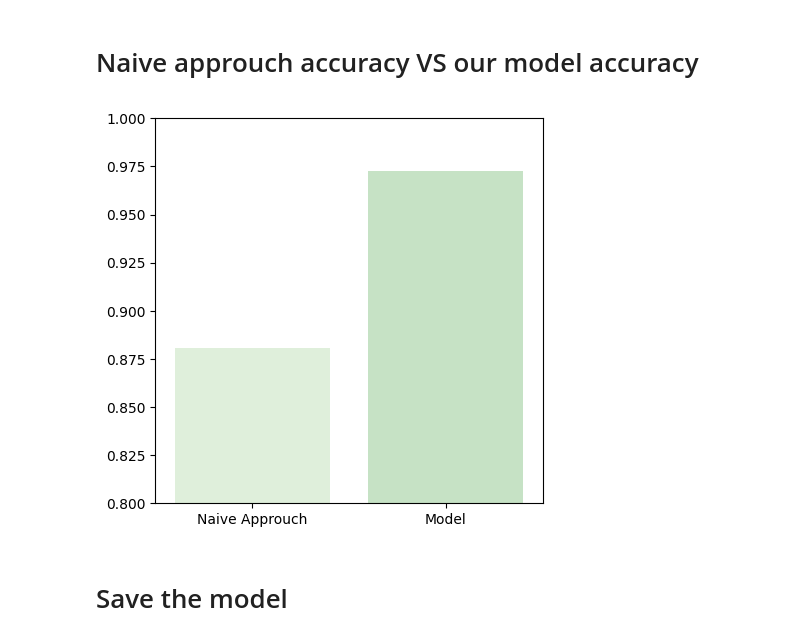
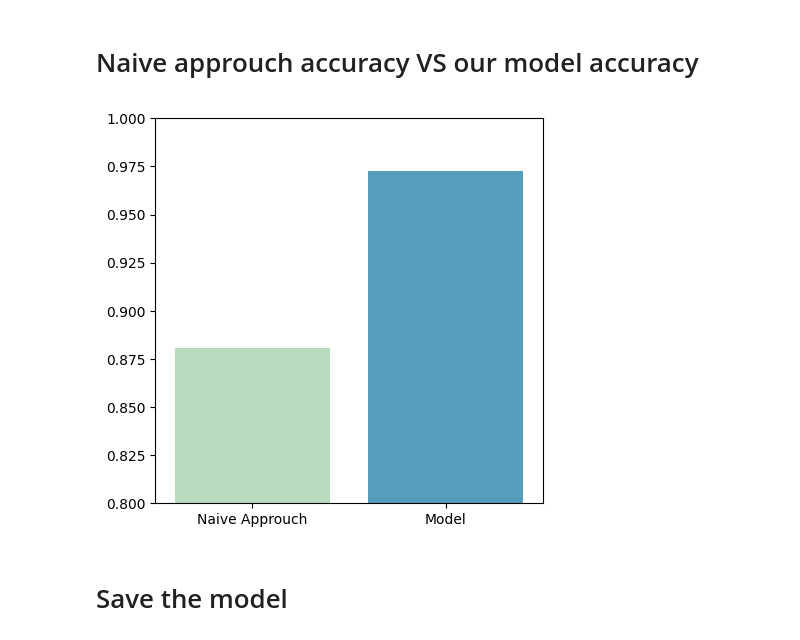
Before and after one commit to NouraAlgohary/Soil-Quality-Fertility-Prediction, a Jupyter notebook: Soil_Fertility.ipynb, the cells around one changed output. Drawn from its saved outputs; the diff is of its cells as text; code cells hidden in the pictures.

```diff
--- a/Soil_Fertility.ipynb
+++ b/Soil_Fertility.ipynb
@@ -345,11 +348,11 @@ modelAcc
 # %%
 fig = plt.figure(figsize=(5, 5))
 plt.ylim(.80, 1)
-sns.set_palette("GnBu")
+sns.set_palette("GnBu", 2)
 sns.barplot(x = ['Naive Approuch', 'Model'], y=[naiveAcc, modelAcc])
 plt.show()
 # %% [output]
-[figure, old version]
+[figure, new version]
 # %% [markdown]
 # Save the model
 # %%
```
Also changed, not shown: parts of 3 cells of this notebook.
